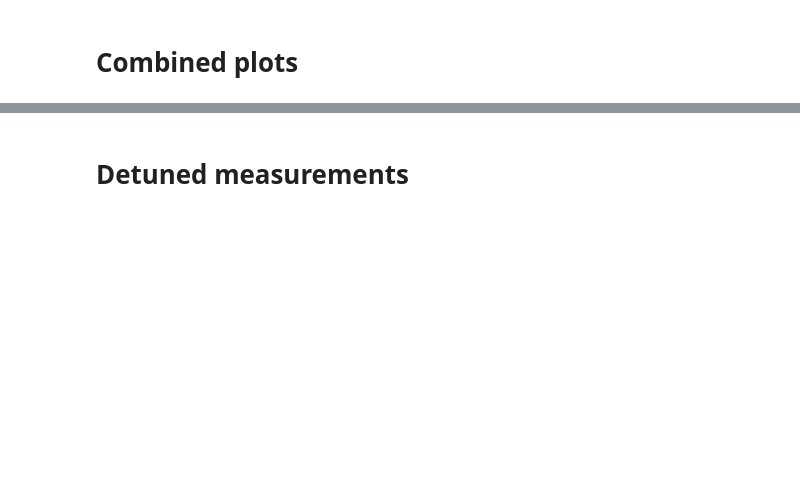
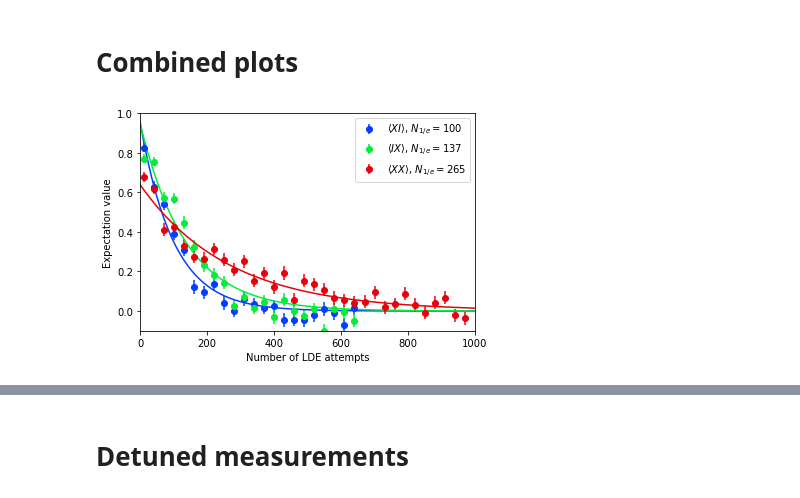
Before and after one commit to zaguros/analysis, a Jupyter notebook: notebooks/FastCarbonControl/Nuclear state storage multi C clean.ipynb, the cells around one changed output, grey strips where cells are left out. Drawn from its saved outputs; the diff is of its cells as text; code cells hidden in the pictures; blank space fills up the shorter version.

```diff
--- a/notebooks/FastCarbonControl/Nuclear state storage multi C clean.ipynb
+++ b/notebooks/FastCarbonControl/Nuclear state storage multi C clean.ipynb
@@ -116,27 +243,35 @@ for tomo in tomo_ots.iterkeys():
 # %%
 fig = plt.figure()
 ax = plt.subplot(111)
 plt.xlabel("Number of LDE attempts")
 plt.ylabel(r"Expectation value")
 
 tomos = ['XI', 'IX', 'XX']
 
 fit_xvals = np.linspace(0.,1000., 2000.)
 
 for i in range(len(tomos)):
     tomo = tomos[i]
     plt.errorbar(
         tomo_data_x[tomo], tomo_data_y[tomo], tomo_data_y_u[tomo],
         fmt='o', color="C%d" % i,
         label = r"$\langle %s \rangle$, $N_{1/e} = %d$" % (tomo, np.round(tomo_data_fr[tomo]['params_dict']['T']))
     )
     plt.plot(fit_xvals, tomo_data_fr[tomo]['fitfunc'](fit_xvals))
 
 plt.legend()
 plt.xlim(0,1000)
 plt.ylim(-0.1,1)
 
 plt.savefig("multi_C_state_preservation.png", dpi=300)
+
+N_exp_c2 = tomo_data_fr['XI']['params_dict']['T']
+N_exp_c4 = tomo_data_fr['IX']['params_dict']['T']
+
+A_c2 = tomo_data_fr['XI']['params_dict']['A']
+A_c4 = tomo_data_fr['IX']['params_dict']['A']
+# %% [output]
+[figure, added]
 # %%
 fig = plt.figure()
 ax = plt.subplot(111)
```
Also changed, not shown: parts of 19 cells of this notebook, 24 other files.
